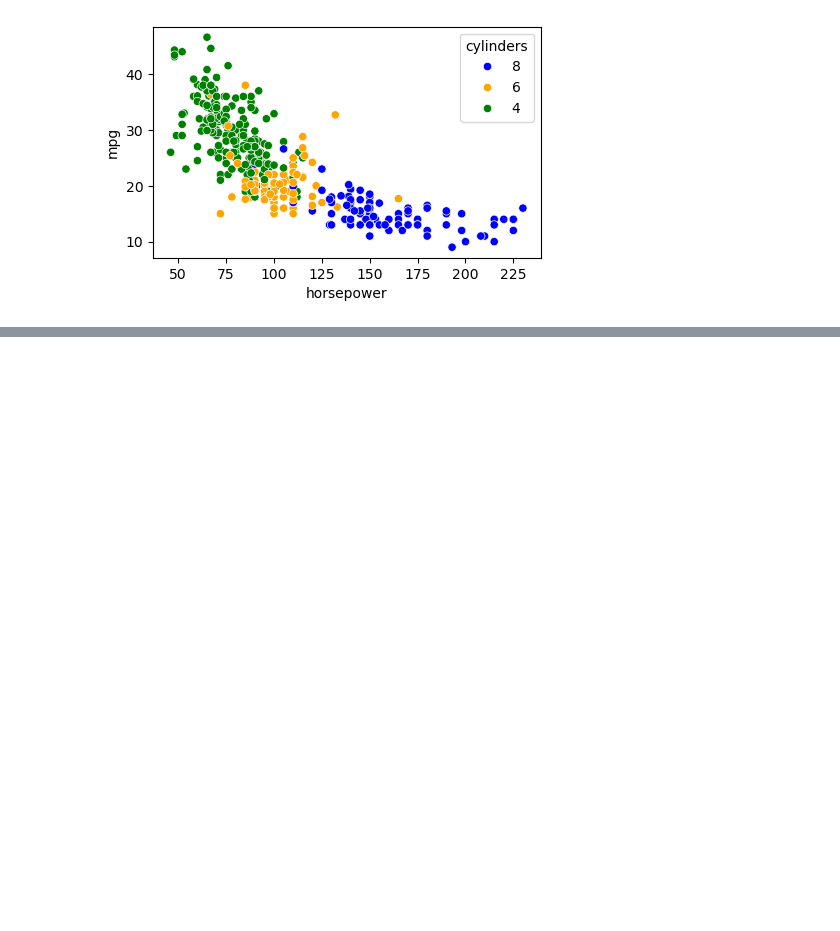
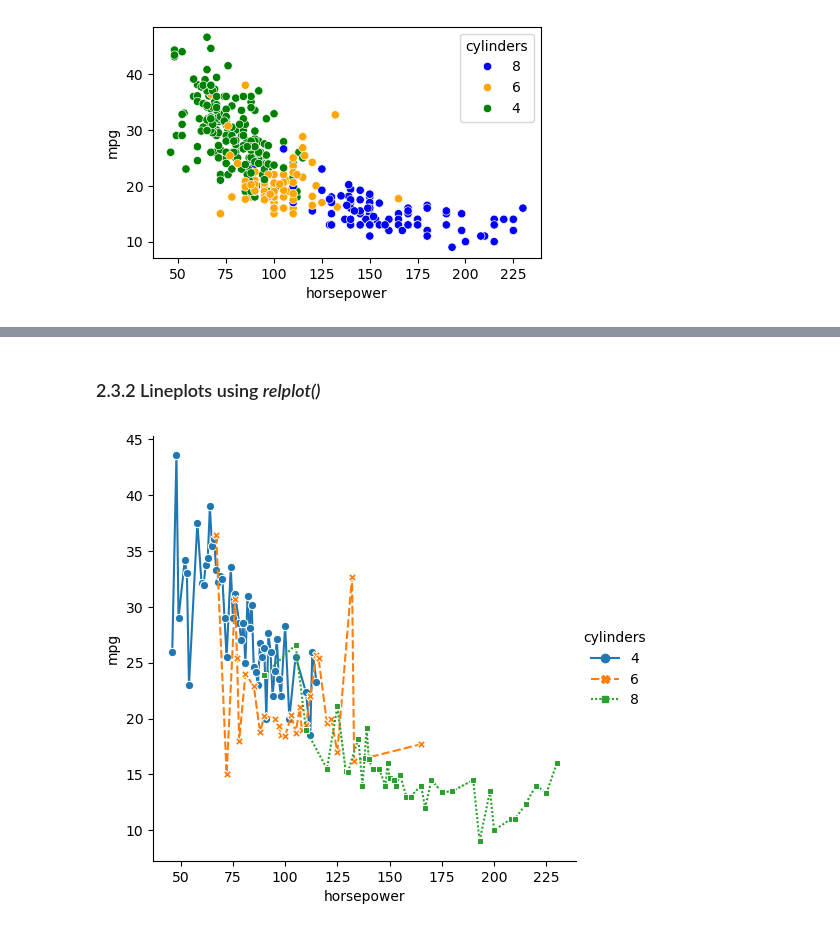
Before and after one commit to Timm26/Data_Science_Handbook, a Jupyter notebook: Preprocessing and EDA/Data_Visualisation_with_Matplotlib_and_Seaborn.ipynb, the cells around one changed output, grey strips where cells are left out. Cells and saved outputs as stored; diff of their text form; code cells hidden in the pictures; blank space fills up the shorter version.

```diff
--- a/Preprocessing and EDA/Data_Visualisation_with_Matplotlib_and_Seaborn.ipynb
+++ b/Preprocessing and EDA/Data_Visualisation_with_Matplotlib_and_Seaborn.ipynb
@@ -241,0 +256,8 @@ sns.scatterplot(x = "horsepower", y = "mpg", data = cars,
+# %% [markdown]
+### 2.3.2 Lineplots using *relplot()*
+# %%
+sns.relplot(x = "horsepower", y = "mpg", data = cars,
+            kind = 'line', errorbar = ('ci', False), style = 'cylinders', hue = 'cylinders', markers = True)
+plt.show()
+# %% [output]
+[figure, added]
```
Also changed, not shown: parts of 3 cells of this notebook.
